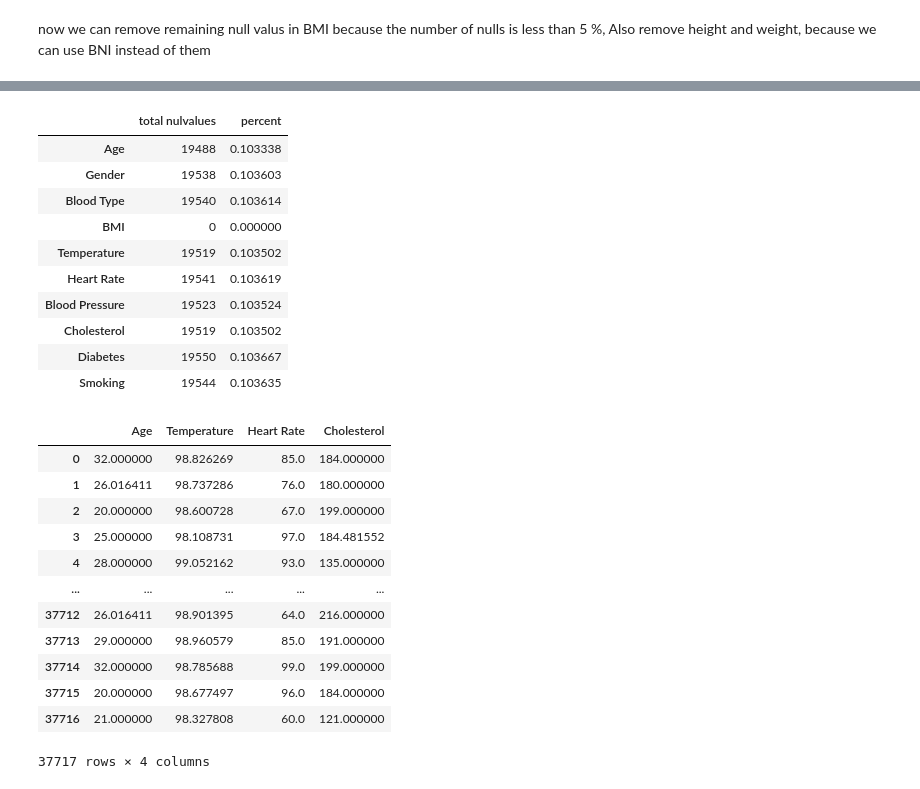
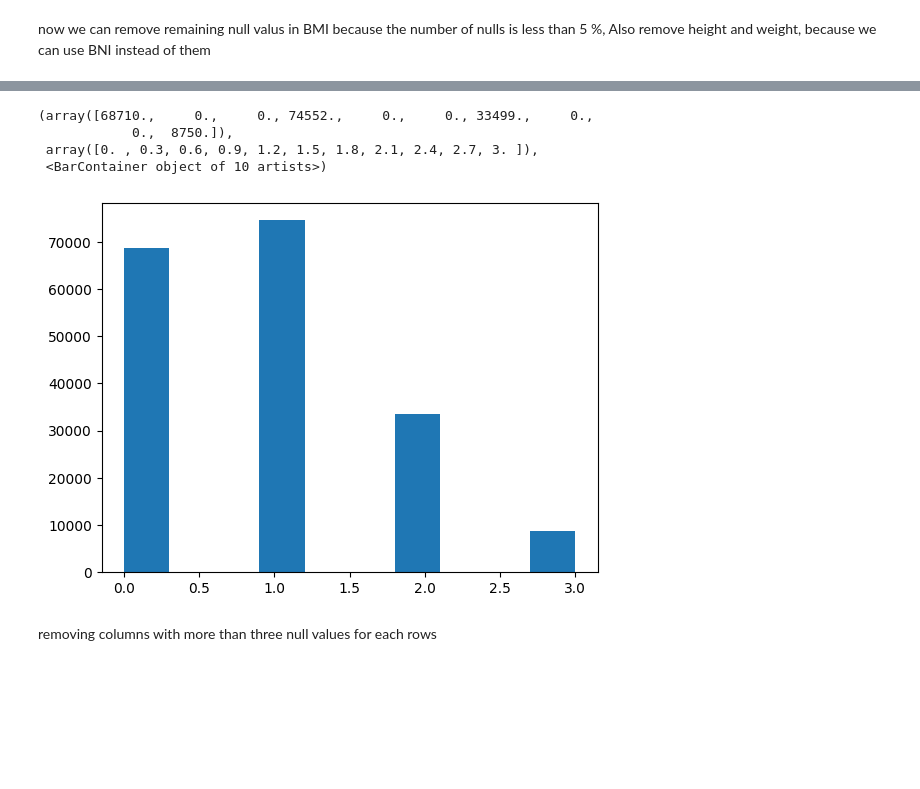
Before and after one commit to Ahmadreza1972/Machine-Learning, a Jupyter notebook: medical students/main.ipynb, the cells around one changed output, grey strips where cells are left out. Saved outputs shown, nothing was run; the diff lists cells and outputs as text; code cells hidden in the pictures; blank space fills up the shorter version.

```diff
--- a/medical students/main.ipynb
+++ b/medical students/main.ipynb
@@ -171,20 +157,16 @@ plt.hist(raw_data.isnull().sum(axis=1))
  array([0. , 0.7, 1.4, 2.1, 2.8, 3.5, 4.2, 4.9, 5.6, 6.3, 7. ]),
  <BarContainer object of 10 artists>)
 [figure]
-# %%
-nul_vals=pd.DataFrame(raw_data.isnull().sum(),columns=["total nulvalues"])
-nul_vals["percent"]=raw_data.isnull().sum()/len(raw_data)
-nul_vals
-# %% [output]
-|  | total nulvalues | percent |
-| Age | 19488 | 0.103338 |
-| Gender | 19538 | 0.103603 |
-| Blood Type | 19540 | 0.103614 |
-| BMI | 0 | 0.000000 |
-| Temperature | 19519 | 0.103502 |
-| Heart Rate | 19541 | 0.103619 |
-| Blood Pressure | 19523 | 0.103524 |
-| Cholesterol | 19519 | 0.103502 |
-| Diabetes | 19550 | 0.103667 |
-| Smoking | 19544 | 0.103635 |
+# %%
+raw_data.drop(raw_data[raw_data.isnull().sum(axis=1)>3].index,inplace=True)
+# %%
+plt.hist(pd.isnull(raw_data).sum(axis=1))
+# %% [output]
+(array([68710.,     0.,     0., 74552.,     0.,     0., 33499.,     0.,
+            0.,  8750.]),
+ array([0. , 0.3, 0.6, 0.9, 1.2, 1.5, 1.8, 2.1, 2.4, 2.7, 3. ]),
+ <BarContainer object of 10 artists>)
+[figure, added]
+# %% [markdown]
+removing columns with more than three null values for each rows
 # %%
@@ -207,16 +199,0 @@ numYTst_data=numYT_imputer.transform(y_test[["Blood Pressure"]])
-# %%
-pd.DataFrame(numXTr_data,columns=["Age","Temperature","Heart Rate","Cholesterol"])
-# %% [output]
-|  | Age | Temperature | Heart Rate | Cholesterol |
-| 0 | 32.000000 | 98.826269 | 85.0 | 184.000000 |
-| 1 | 26.016411 | 98.737286 | 76.0 | 180.000000 |
-| 2 | 20.000000 | 98.600728 | 67.0 | 199.000000 |
-| 3 | 25.000000 | 98.108731 | 97.0 | 184.481552 |
-| 4 | 28.000000 | 99.052162 | 93.0 | 135.000000 |
-| ... | ... | ... | ... | ... |
-| 37712 | 26.016411 | 98.901395 | 64.0 | 216.000000 |
-| 37713 | 29.000000 | 98.960579 | 85.0 | 191.000000 |
-| 37714 | 32.000000 | 98.785688 | 99.0 | 199.000000 |
-| 37715 | 20.000000 | 98.677497 | 96.0 | 184.000000 |
-| 37716 | 21.000000 | 98.327808 | 60.0 | 121.000000 |
-37717 rows × 4 columns
```
Also changed, not shown: parts of 24 cells of this notebook.
